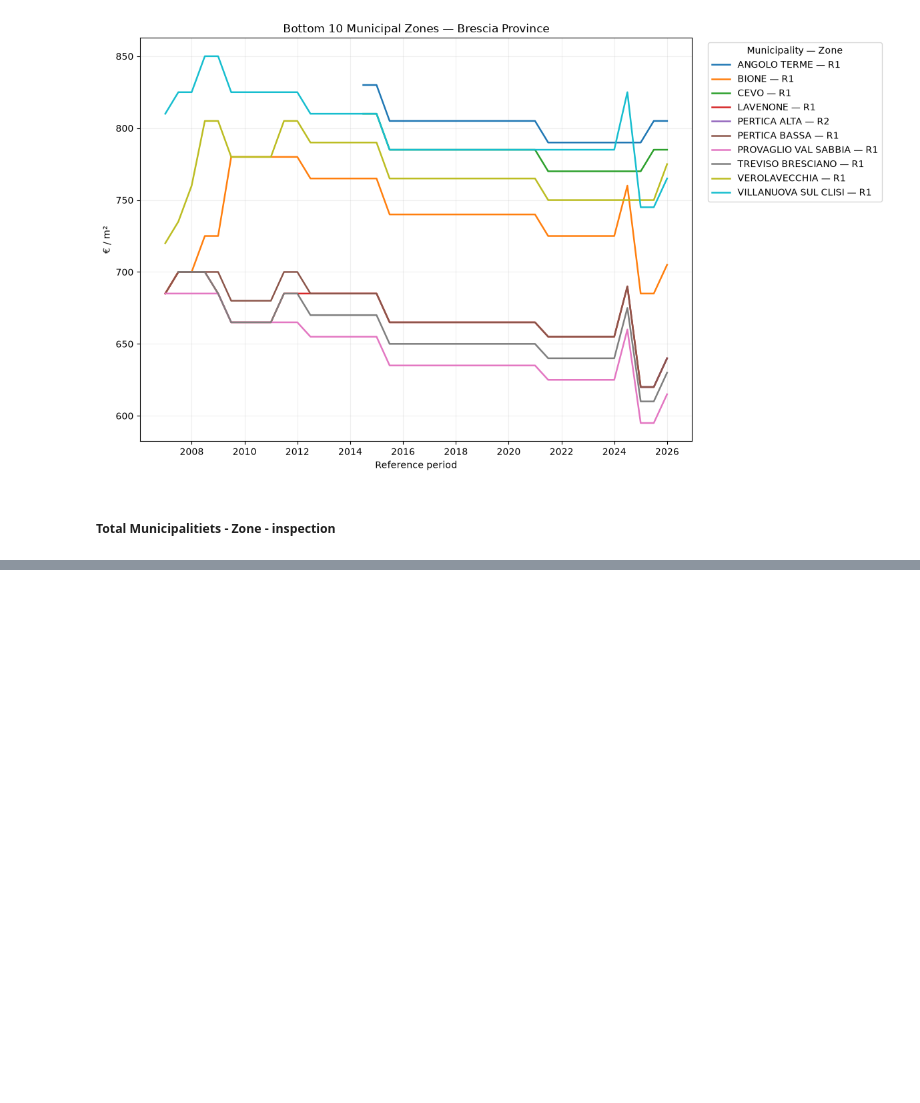
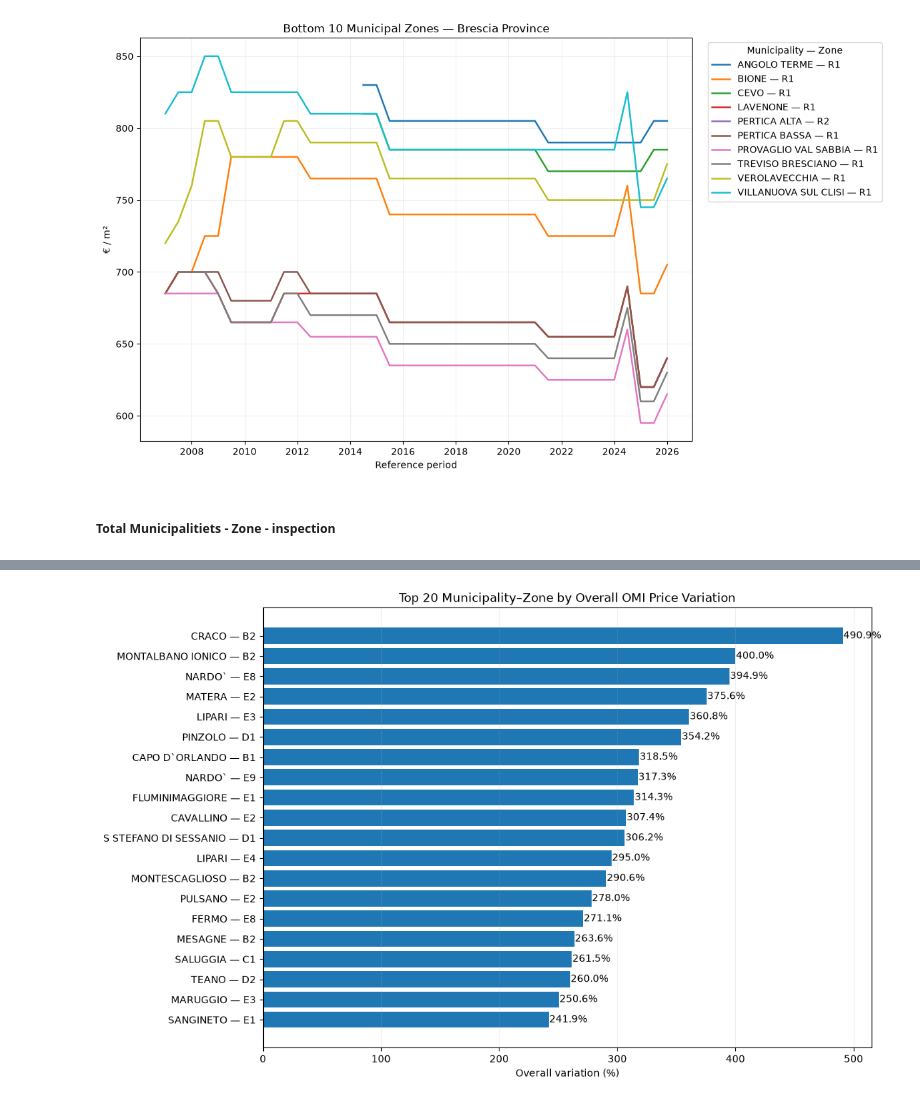
Before and after one commit to danielematix67-boop/italian-real-estate-analysis, a Jupyter notebook: notebooks/01.02_omi_quotations_exploration.ipynb, the cells around one changed output, grey strips where cells are left out. Drawn from its saved outputs; the diff is of its cells as text; code cells hidden in the pictures; blank space fills up the shorter version.

```diff
--- a/notebooks/01.02_omi_quotations_exploration.ipynb
+++ b/notebooks/01.02_omi_quotations_exploration.ipynb
@@ -1372,3 +1281,70 @@ plt.show()
+# %%
+overall_change = (
+    national_zone_trend
+    .groupby(
+        ['Comune_descrizione', 'Zona']
+    )
+    .agg(
+        first_price=('median_compr_mid', 'first'),
+        last_price=('median_compr_mid', 'last'),
+        first_date=('reference_date', 'first'),
+        last_date=('reference_date', 'last')
+    )
+)
+
+overall_change['overall_change_pct'] = (
+    (
+        overall_change['last_price']
+        / overall_change['first_price']
+    ) - 1
+) * 100
+
+top_growth = (
+    overall_change
+    .nlargest(20, 'overall_change_pct')
+    .reset_index()
+    .sort_values('overall_change_pct')
+)
+
+fig, ax = plt.subplots(figsize=(11, 8))
+
+labels = (
+    top_growth['Comune_descrizione']
+    + ' — '
+    + top_growth['Zona']
+)
+
+bars = ax.barh(
+    labels,
+    top_growth['overall_change_pct']
+)
+
+for bar, value in zip(
+    bars,
+    top_growth['overall_change_pct']
+):
+    ax.text(
+        value + 0.5,
+        bar.get_y() + bar.get_height() / 2,
+        f'{value:.1f}%',
+        va='center'
+    )
+
+ax.set_title(
+    'Top 20 Municipality–Zone by Overall OMI Price Variation'
+)
+
+ax.set_xlabel('Overall variation (%)')
+ax.set_ylabel('')
+
+ax.grid(
+    axis='x',
+    alpha=0.2
+)
+
+plt.show()
+# %% [output]
+[figure, added]
 # %%
 bottom_growth = (
     overall_change
```
Also changed, not shown: parts of 6 cells of this notebook.
